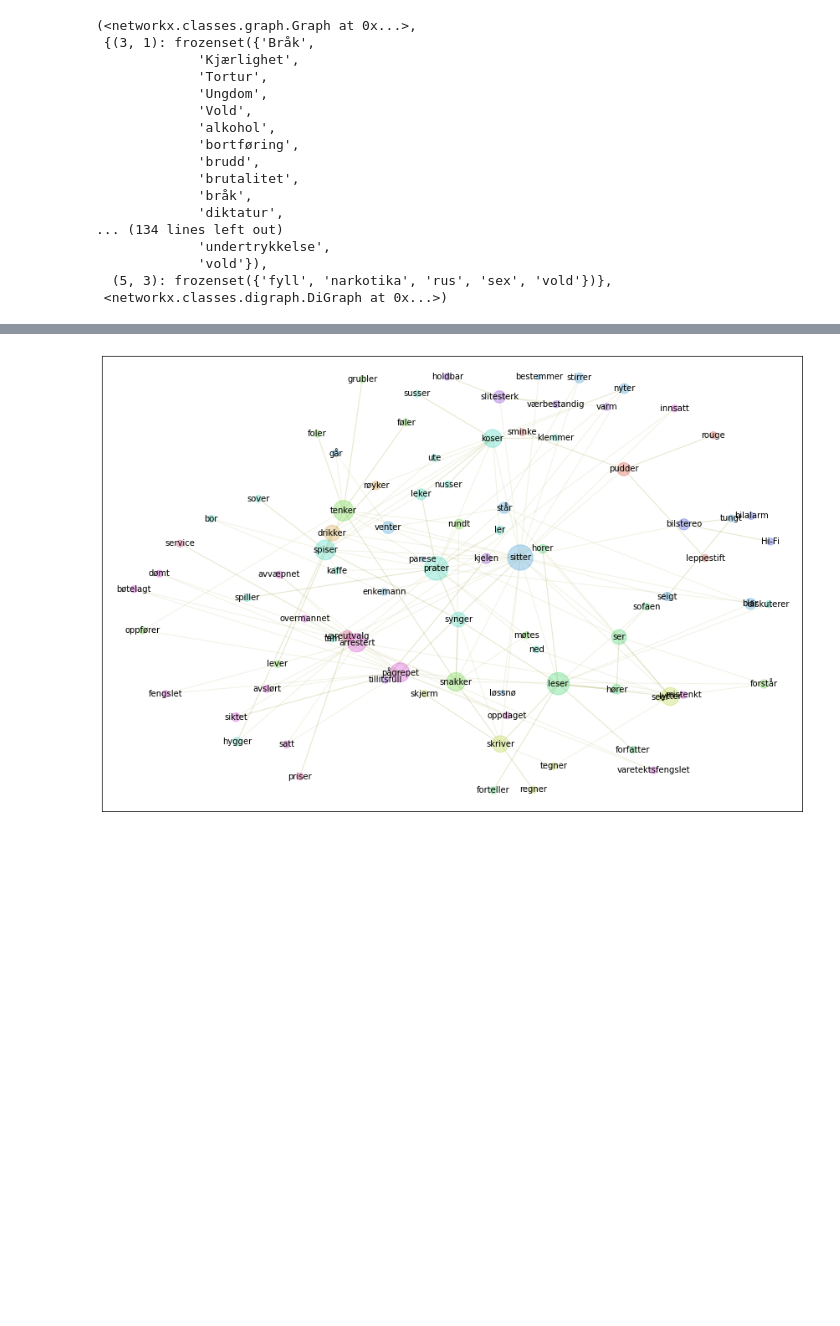
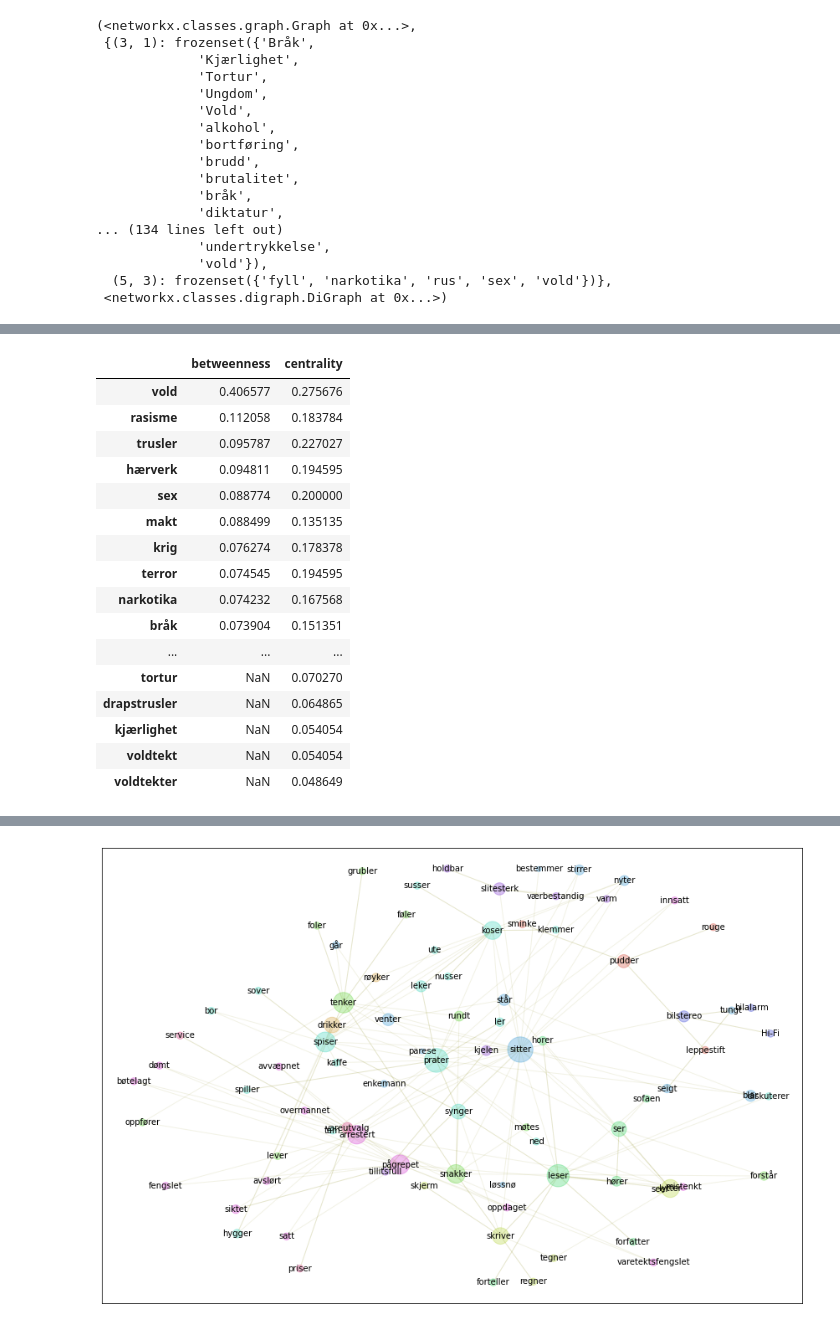
Before and after one commit to Yoonsen/Miscellaneous-Notebooks, a Jupyter notebook: Galakser som embedding/Galakser som embedding.ipynb, the cells around one changed output, grey strips where cells are left out. Cells and saved outputs as stored; diff of their text form; code cells hidden in the pictures; blank space fills up the shorter version.

```diff
--- a/Galakser som embedding/Galakser som embedding.ipynb
+++ b/Galakser som embedding/Galakser som embedding.ipynb
@@ -78,0 +148,21 @@ cluster_for('incest')
+# %%
+pd.DataFrame({'betweenness':{x[0]:x[1] for x in nb.central_betweenness_characters(g, n=20)},
+              'centrality':{x[0]:x[1] for x in nb.central_characters(g, n= 30)}})
+# %% [output]
+|  | betweenness | centrality |
+| vold | 0.406577 | 0.275676 |
+| rasisme | 0.112058 | 0.183784 |
+| trusler | 0.095787 | 0.227027 |
+| hærverk | 0.094811 | 0.194595 |
+| sex | 0.088774 | 0.200000 |
+| makt | 0.088499 | 0.135135 |
+| krig | 0.076274 | 0.178378 |
+| terror | 0.074545 | 0.194595 |
+| narkotika | 0.074232 | 0.167568 |
+| bråk | 0.073904 | 0.151351 |
+| ... | ... | ... |
+| tortur | NaN | 0.070270 |
+| drapstrusler | NaN | 0.064865 |
+| kjærlighet | NaN | 0.054054 |
+| voldtekt | NaN | 0.054054 |
+| voldtekter | NaN | 0.048649 |
```
Also changed, not shown: parts of 8 cells of this notebook, 1 other file.
